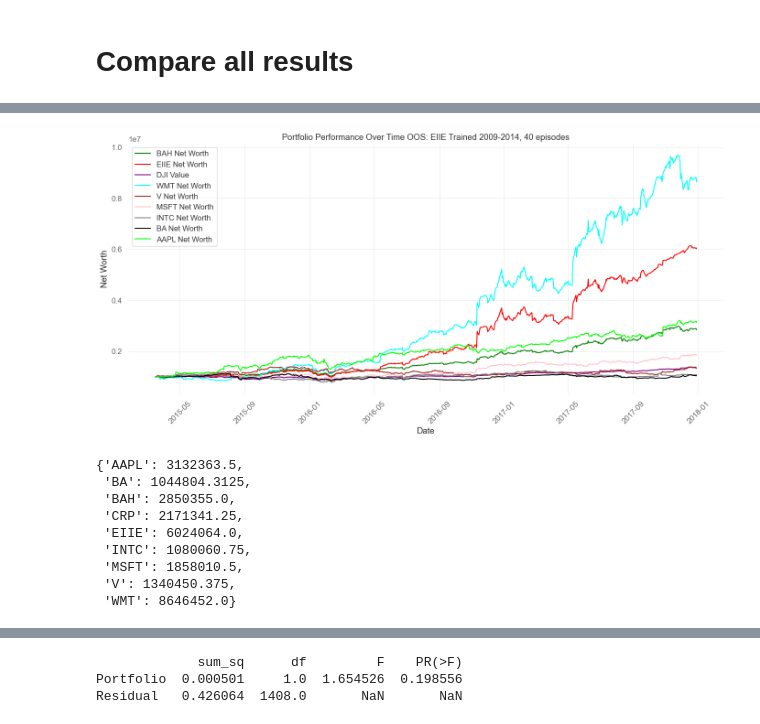
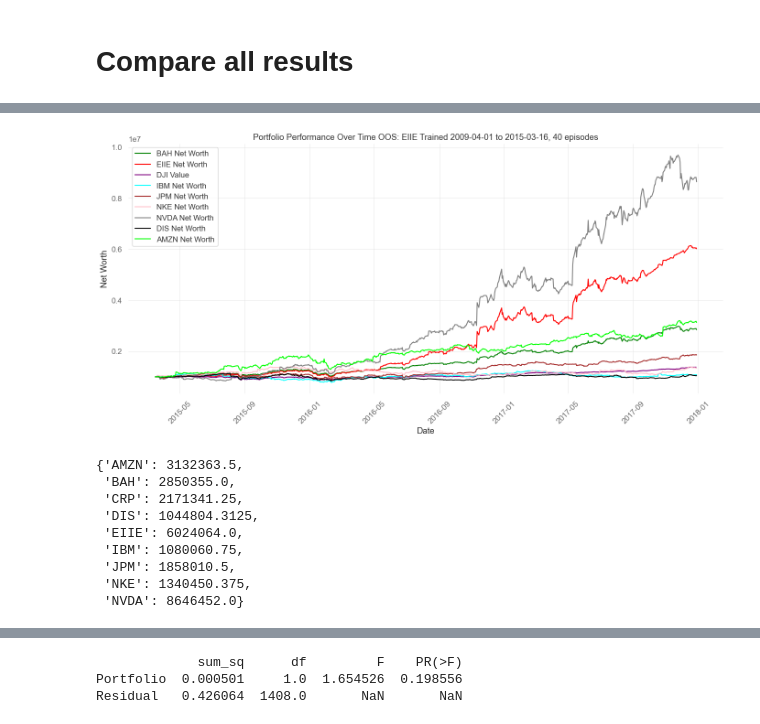
Before and after one commit to flpymonkey/Thesis, a Jupyter notebook: RL_Backtesting_OOS_EIIE_2014_stock.ipynb, the cells around one changed output, grey strips where cells are left out. Drawn from its saved outputs; the diff is of its cells as text; code cells hidden in the pictures.

```diff
--- a/RL_Backtesting_OOS_EIIE_2014_stock.ipynb
+++ b/RL_Backtesting_OOS_EIIE_2014_stock.ipynb
@@ -24,7 +24,7 @@ TEST_END_DATE = '2017-12-31'
 
 EIIE_MODEL = "trained_eiie/policy_EIIE_2014-12-31_3_2024-11-29 21_11_47.pt"
 
-GRAPH_TITLE = "EIIE Trained 2009-2014, 40 episodes"
+GRAPH_TITLE = "EIIE Trained 2009-04-01 to 2015-03-16, 40 episodes"
 
 # Backtest the results
 
@@ -587,68 +587,68 @@ date
 # %%
 import matplotlib.pyplot as plt
 
 # Define a color map for the labels
 color_map = {
     'CRP Net Worth': 'blue',
     'BAH Net Worth': 'green',
     'EIIE Net Worth': 'red',
     'DJI Value': 'purple',
-    'WMT Net Worth': 'cyan',
-    'V Net Worth': 'brown',
-    'MSFT Net Worth': 'pink',
-    'INTC Net Worth': 'gray',
-    'BA Net Worth': 'black',
-    'AAPL Net Worth': 'lime'
+    'IBM Net Worth': 'cyan',
+    'JPM Net Worth': 'brown',
+    'NKE Net Worth': 'pink',
+    'NVDA Net Worth': 'gray',
+    'DIS Net Worth': 'black',
+    'AMZN Net Worth': 'lime'
 }
 
 # Plot 1: OOS Portfolio Performance
 plt.figure(figsize=(14, 7))
 # plt.plot(merged_df['Date'], merged_df['crp_opt_net_worth'], label='CRP Net Worth', color=color_map['CRP Net Worth'])
 plt.plot(merged_df['Date'], merged_df['bah_opt_net_worth'], label='BAH Net Worth', color=color_map['BAH Net Worth'])
 plt.plot(merged_df['Date'], merged_df['eiie_net_worth'], label='EIIE Net Worth', color=color_map['EIIE Net Worth'])
 plt.plot(merged_df['Date'], merged_df['dji'], label='DJI Value', color=color_map['DJI Value'])
-plt.plot(merged_df['Date'], merged_df['WMT_net_worth'], label='WMT Net Worth', color=color_map['WMT Net Worth'])
-plt.plot(merged_df['Date'], merged_df['V_net_worth'], label='V Net Worth', color=color_map['V Net Worth'])
-plt.plot(merged_df['Date'], merged_df['MSFT_net_worth'], label='MSFT Net Worth', color=color_map['MSFT Net Worth'])
-plt.plot(merged_df['Date'], merged_df['INTC_net_worth'], label='INTC Net Worth', color=color_map['INTC Net Worth'])
-plt.plot(merged_df['Date'], merged_df['BA_net_worth'], label='BA Net Worth', color=color_map['BA Net Worth'])
-plt.plot(merged_df['Date'], merged_df['AAPL_net_worth'], label='AAPL Net Worth', color=color_map['AAPL Net Worth'])
+plt.plot(merged_df['Date'], merged_df['IBM_net_worth'], label='IBM Net Worth', color=color_map['IBM Net Worth'])
+plt.plot(merged_df['Date'], merged_df['JPM_net_worth'], label='JPM Net Worth', color=color_map['JPM Net Worth'])
+plt.plot(merged_df['Date'], merged_df['NKE_net_worth'], label='NKE Net Worth', color=color_map['NKE Net Worth'])
+plt.plot(merged_df['Date'], merged_df['NVDA_net_worth'], label='NVDA Net Worth', color=color_map['NVDA Net Worth'])
+plt.plot(merged_df['Date'], merged_df['DIS_net_worth'], label='DIS Net Worth', color=color_map['DIS Net Worth'])
+plt.plot(merged_df['Date'], merged_df['AMZN_net_worth'], label='AMZN Net Worth', color=color_map['AMZN Net Worth'])
 plt.xlabel('Date')
 plt.ylabel('Net Worth')
 plt.title('Portfolio Performance Over Time OOS: ' + GRAPH_TITLE)
 plt.legend()
 plt.xticks(rotation=45)
 plt.grid(True)
 plt.tight_layout()
 plt.show()
 # %% [output]
-[figure, old version]
+[figure, new version]
 # %%
 import pprint
 
 final_returns = {
     'CRP': merged_df['crp_opt_net_worth'].iloc[-1],
     'BAH': merged_df['bah_opt_net_worth'].iloc[-1],
-    'WMT': merged_df['WMT_net_worth'].iloc[-1],
-    'V': merged_df['V_net_worth'].iloc[-1],
-    'MSFT': merged_df['MSFT_net_worth'].iloc[-1],
-    'AAPL': merged_df['AAPL_net_worth'].iloc[-1],
-    'BA': merged_df['BA_net_worth'].iloc[-1],
-    'INTC': merged_df['INTC_net_worth'].iloc[-1],
+    'NVDA': merged_df['NVDA_net_worth'].iloc[-1],
+    'IBM': merged_df['IBM_net_worth'].iloc[-1],
+    'JPM': merged_df['JPM_net_worth'].iloc[-1],
+    'AMZN': merged_df['AMZN_net_worth'].iloc[-1],
+    'NKE': merged_df['NKE_net_worth'].iloc[-1],
+    'DIS': merged_df['DIS_net_worth'].iloc[-1],
     'EIIE': merged_df['eiie_net_worth'].iloc[-1],
 }
 
 pprint.pprint(final_returns)
 # %% [output]
-{'AAPL': 3132363.5,
- 'BA': 1044804.3125,
+{'AMZN': 3132363.5,
  'BAH': 2850355.0,
  'CRP': 2171341.25,
+ 'DIS': 1044804.3125,
  'EIIE': 6024064.0,
- 'INTC': 1080060.75,
- 'MSFT': 1858010.5,
- 'V': 1340450.375,
- 'WMT': 8646452.0}
+ 'IBM': 1080060.75,
+ 'JPM': 1858010.5,
+ 'NKE': 1340450.375,
+ 'NVDA': 8646452.0}
 # %%
 import numpy as np
 import pprint
```
Also changed, not shown: parts of 4 cells of this notebook, 44 other files.
